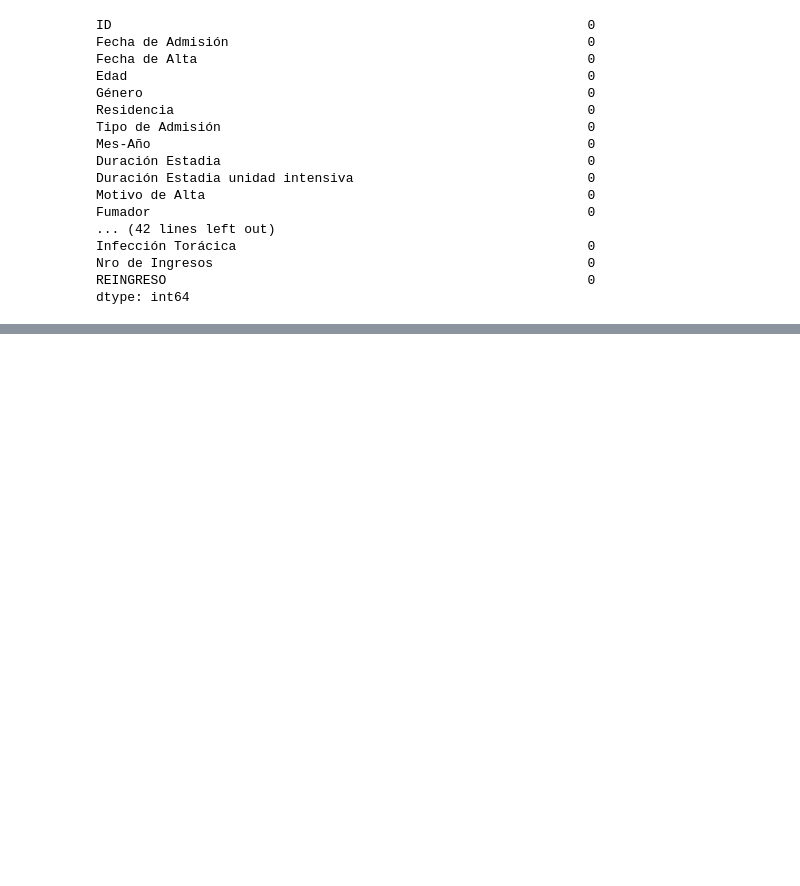
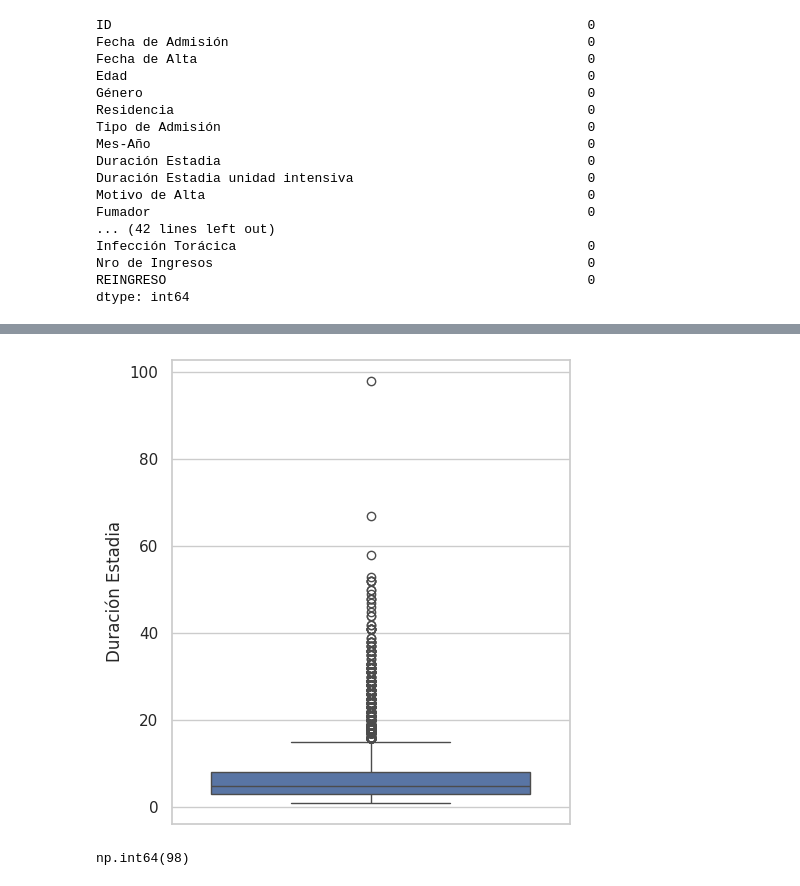
Before and after one commit to Estefaniagz/Proyecto_nocountry, a Jupyter notebook: explore.ipynb, the cells around one changed output, grey strips where cells are left out. Drawn from its saved outputs; the diff is of its cells as text; code cells hidden in the pictures; blank space fills up the shorter version.

```diff
--- a/explore.ipynb
+++ b/explore.ipynb
@@ -682,0 +767,15 @@ dtype: int64
+# %%
+#conocer los outlier a traves de boxplot
+
+fig, axis = plt.subplots(1,1, figsize=(5,5))
+
+sns.boxplot(ax=axis, data=df2, y= 'Duración Estadia')
+
+plt.tight_layout()
+plt.show()
+# %% [output]
+[figure, added]
+# %%
+df['Duración Estadia'].max()
+# %% [output]
+np.int64(98)
```
Also changed, not shown: parts of 15 cells of this notebook.
